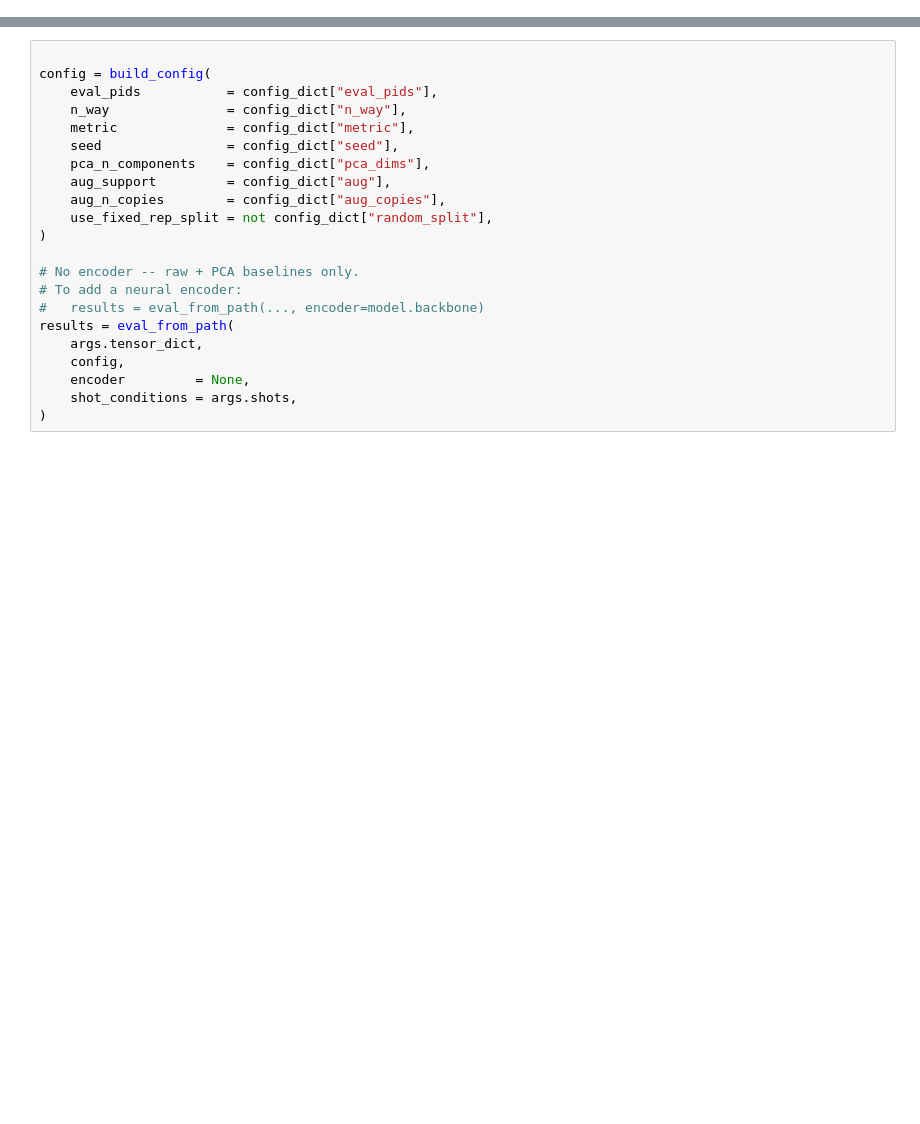
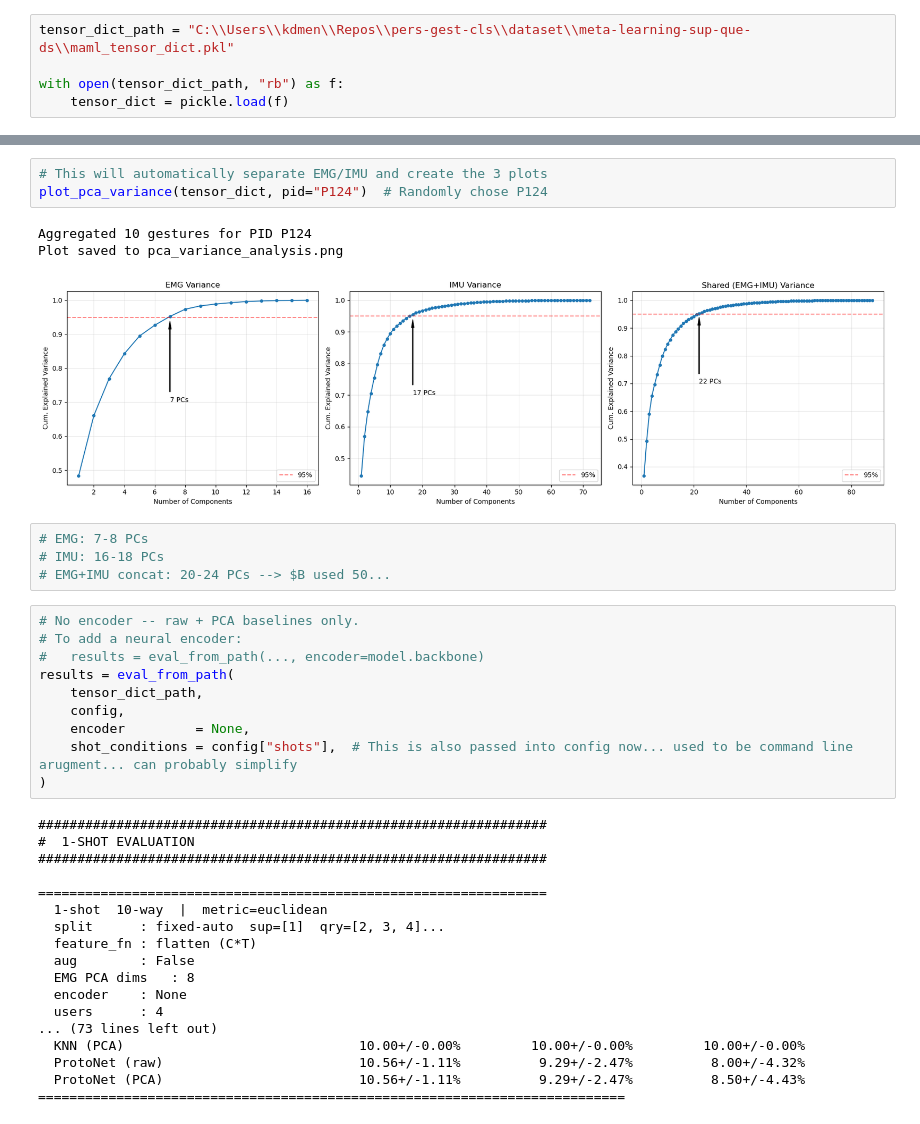
Before and after one commit to kdmalc/pers-gest-cls, a Jupyter notebook: system/nonparametric/run_knn_proto.ipynb, the cells around one changed output, grey strips where cells are left out. Saved outputs shown, nothing was run; the diff lists cells and outputs as text; blank space fills up the shorter version.

```diff
--- a/system/nonparametric/run_knn_proto.ipynb
+++ b/system/nonparametric/run_knn_proto.ipynb
@@ -8,2 +11,7 @@ import torch
 from eval_knn_proto import *
+# %%
+tensor_dict_path = "C:\\Users\\kdmen\\Repos\\pers-gest-cls\\dataset\\meta-learning-sup-que-ds\\maml_tensor_dict.pkl"
+
+with open(tensor_dict_path, "rb") as f:
+    tensor_dict = pickle.load(f)
 # %%
@@ -22,22 +151,39 @@ config_dict = {
+# %%
+# This will automatically separate EMG/IMU and create the 3 plots
+plot_pca_variance(tensor_dict, pid="P124")  # Randomly chose P124
+# %% [output]
+Aggregated 10 gestures for PID P124
+Plot saved to pca_variance_analysis.png
+[figure, added]
+# %%
+# EMG: 7-8 PCs
+# IMU: 16-18 PCs
+# EMG+IMU concat: 20-24 PCs --> $B used 50...
 # %%
-
-config = build_config(
-    eval_pids           = config_dict["eval_pids"],
-    n_way               = config_dict["n_way"],
-    metric              = config_dict["metric"],
-    seed                = config_dict["seed"],
-    pca_n_components    = config_dict["pca_dims"],
-    aug_support         = config_dict["aug"],
-    aug_n_copies        = config_dict["aug_copies"],
-    use_fixed_rep_split = not config_dict["random_split"],
-)
-
 # No encoder -- raw + PCA baselines only.
 # To add a neural encoder:
 #   results = eval_from_path(..., encoder=model.backbone)
 results = eval_from_path(
-    args.tensor_dict,
+    tensor_dict_path,
     config,
     encoder         = None,
-    shot_conditions = args.shots,
+    shot_conditions = config["shots"],  # This is also passed into config now... used to be command line arugment... can probably simplify
 )
+# %% [output]
+#################################################################
+#  1-SHOT EVALUATION
+#################################################################
+
+=================================================================
+  1-shot  10-way  |  metric=euclidean
+  split      : fixed-auto  sup=[1]  qry=[2, 3, 4]...
+  feature_fn : flatten (C*T)
+  aug        : False
+  EMG PCA dims   : 8
+  encoder    : None
+  users      : 4
+... (73 lines left out)
+  KNN (PCA)                              10.00+/-0.00%         10.00+/-0.00%         10.00+/-0.00%
+  ProtoNet (raw)                         10.56+/-1.11%          9.29+/-2.47%          8.00+/-4.32%
+  ProtoNet (PCA)                         10.56+/-1.11%          9.29+/-2.47%          8.50+/-4.43%
+===========================================================================
```
Also changed, not shown: parts of 4 cells of this notebook, 4 other files.
